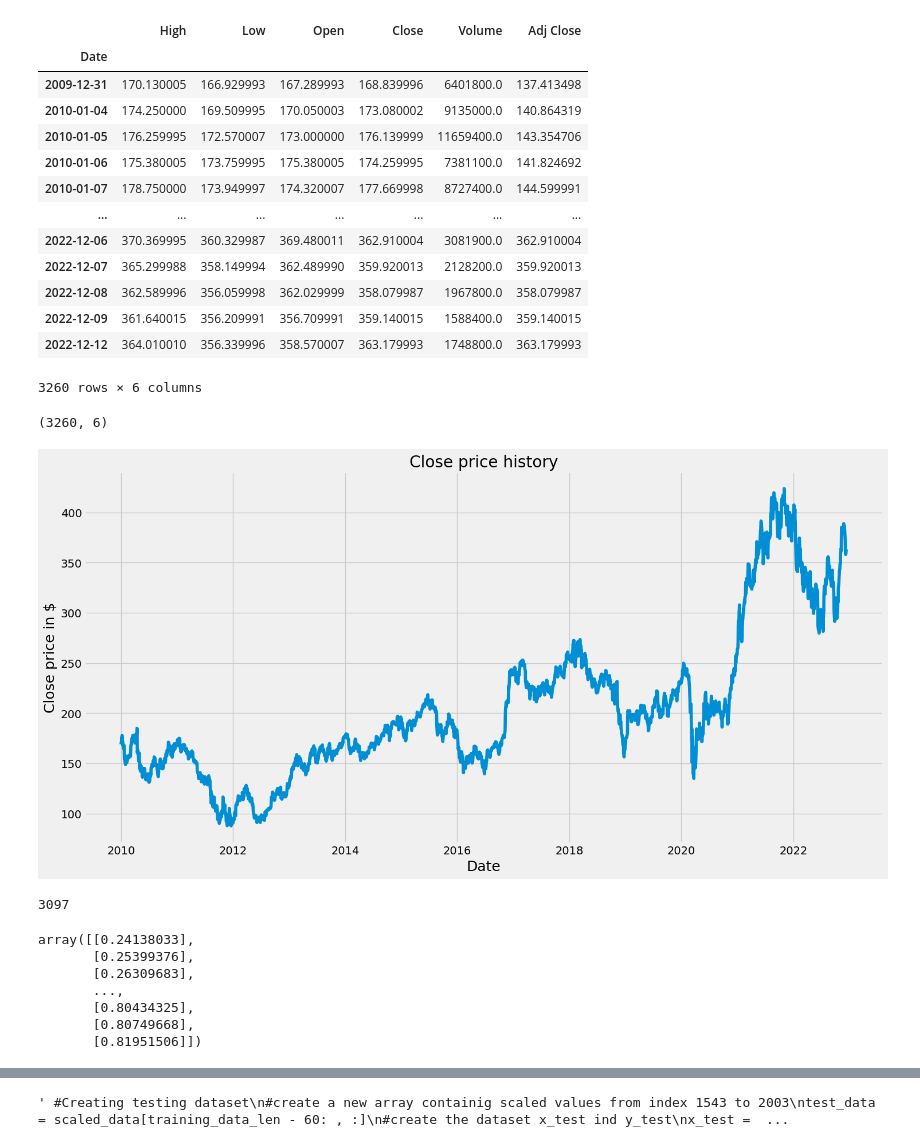
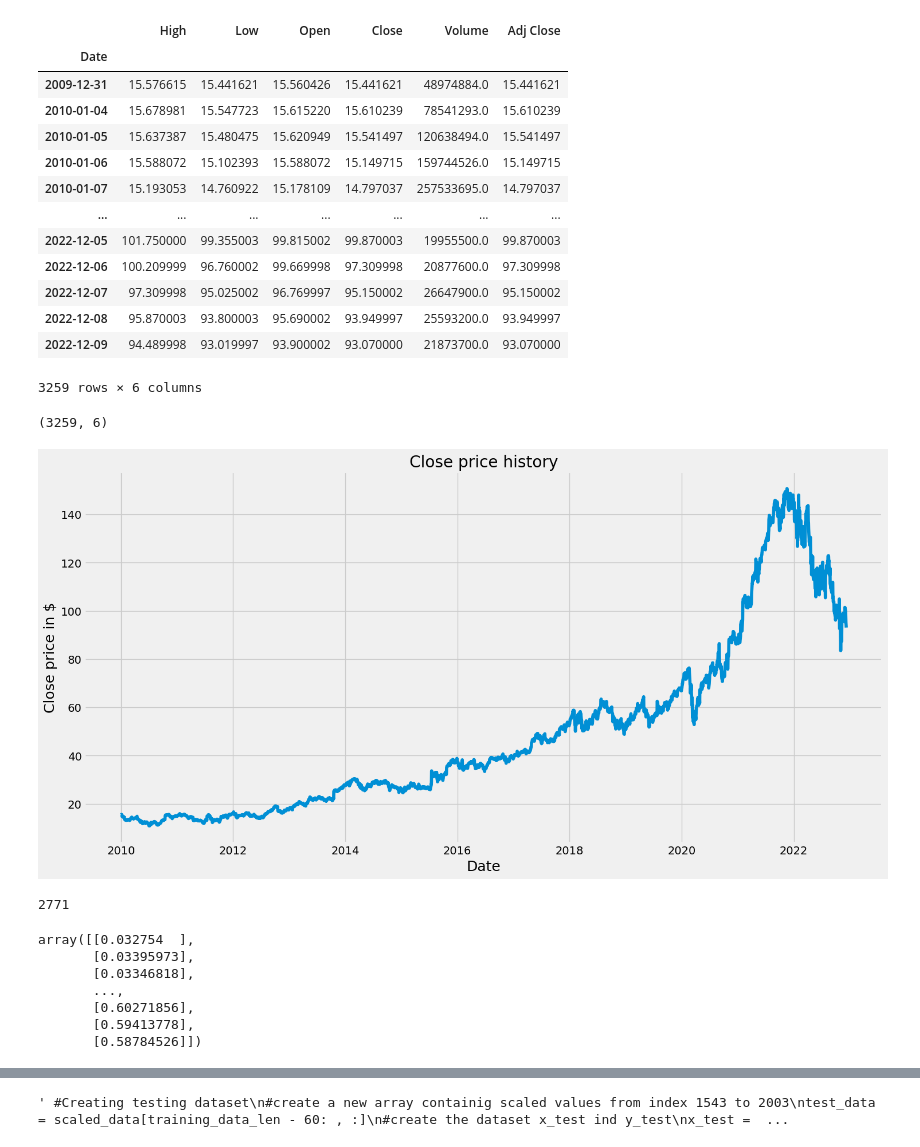
Before and after one commit to neeerob/Stock-closing-price-prediction, a Jupyter notebook: Using Artificial neural network for APPLE(AAPL) advanceV1.0.ipynb, the cells around one changed output, grey strips where cells are left out. Cells and saved outputs as stored; diff of their text form; code cells hidden in the pictures.

```diff
--- a/Using Artificial neural network for APPLE(AAPL) advanceV1.0.ipynb
+++ b/Using Artificial neural network for APPLE(AAPL) advanceV1.0.ipynb
@@ -15,29 +15,29 @@ plt.style.use('fivethirtyeight')
 import datetime as dt
 # %%
 #Get the data
-df = web.DataReader('GS', data_source = 'yahoo', start='2010-01-01', end='2022-12-12')
+df = web.DataReader('GOOG', data_source = 'yahoo', start='2010-01-01', end='2022-12-10')
 #showing data
 df
 # %% [output]
 |  | High | Low | Open | Close | Volume | Adj Close |
 | Date |  |  |  |  |  |  |
-| 2009-12-31 | 170.130005 | 166.929993 | 167.289993 | 168.839996 | 6401800.0 | 137.413498 |
-| 2010-01-04 | 174.250000 | 169.509995 | 170.050003 | 173.080002 | 9135000.0 | 140.864319 |
-| 2010-01-05 | 176.259995 | 172.570007 | 173.000000 | 176.139999 | 11659400.0 | 143.354706 |
-| 2010-01-06 | 175.380005 | 173.759995 | 175.380005 | 174.259995 | 7381100.0 | 141.824692 |
-| 2010-01-07 | 178.750000 | 173.949997 | 174.320007 | 177.669998 | 8727400.0 | 144.599991 |
+| 2009-12-31 | 15.576615 | 15.441621 | 15.560426 | 15.441621 | 48974884.0 | 15.441621 |
+| 2010-01-04 | 15.678981 | 15.547723 | 15.615220 | 15.610239 | 78541293.0 | 15.610239 |
+| 2010-01-05 | 15.637387 | 15.480475 | 15.620949 | 15.541497 | 120638494.0 | 15.541497 |
+| 2010-01-06 | 15.588072 | 15.102393 | 15.588072 | 15.149715 | 159744526.0 | 15.149715 |
+| 2010-01-07 | 15.193053 | 14.760922 | 15.178109 | 14.797037 | 257533695.0 | 14.797037 |
 | ... | ... | ... | ... | ... | ... | ... |
-| 2022-12-06 | 370.369995 | 360.329987 | 369.480011 | 362.910004 | 3081900.0 | 362.910004 |
-| 2022-12-07 | 365.299988 | 358.149994 | 362.489990 | 359.920013 | 2128200.0 | 359.920013 |
-| 2022-12-08 | 362.589996 | 356.059998 | 362.029999 | 358.079987 | 1967800.0 | 358.079987 |
-| 2022-12-09 | 361.640015 | 356.209991 | 356.709991 | 359.140015 | 1588400.0 | 359.140015 |
-| 2022-12-12 | 364.010010 | 356.339996 | 358.570007 | 363.179993 | 1748800.0 | 363.179993 |
+| 2022-12-05 | 101.750000 | 99.355003 | 99.815002 | 99.870003 | 19955500.0 | 99.870003 |
+| 2022-12-06 | 100.209999 | 96.760002 | 99.669998 | 97.309998 | 20877600.0 | 97.309998 |
+| 2022-12-07 | 97.309998 | 95.025002 | 96.769997 | 95.150002 | 26647900.0 | 95.150002 |
+| 2022-12-08 | 95.870003 | 93.800003 | 95.690002 | 93.949997 | 25593200.0 | 93.949997 |
+| 2022-12-09 | 94.489998 | 93.019997 | 93.900002 | 93.070000 | 21873700.0 | 93.070000 |
-3260 rows × 6 columns
+3259 rows × 6 columns
 # %%
 #get row and col
 df.shape
 # %% [output]
-(3260, 6)
+(3259, 6)
 # %%
 #ploting data focusing on closing price history
 plt.figure(figsize=(16,8))
@@ -47,7 +47,7 @@ plt.xlabel('Date', fontsize=18)
 plt.ylabel('Close price in $',fontsize=18)
 plt.show()
 # %% [output]
-[figure, old version]
+[figure, new version]
 # %%
 #Creating new datafram with only 'Close price column'
 data = df.filter(['Close'])
@@ -55,11 +55,11 @@ data = df.filter(['Close'])
 dataset = data.values
 #Get the num of rows to train the model on
 #training on 80% of data
-training_data_len = math.ceil(len(dataset) * .95)
+training_data_len = math.ceil(len(dataset) * .85)
 
 training_data_len
 # %% [output]
-3097
+2771
 # %%
 #Scale the data
 #Preprocesing
@@ -68,13 +68,13 @@ scaled_data = scaler.fit_transform(dataset)
 
 scaled_data
 # %% [output]
-array([[0.24138033],
-       [0.25399376],
-       [0.26309683],
+array([[0.032754  ],
+       [0.03395973],
+       [0.03346818],
        ...,
-       [0.80434325],
-       [0.80749668],
-       [0.81951506]])
+       [0.60271856],
+       [0.59413778],
+       [0.58784526]])
 # %%
 #Create the training dataset
 #creating the scaler dataset
```
Also changed, not shown: parts of 11 cells of this notebook.
